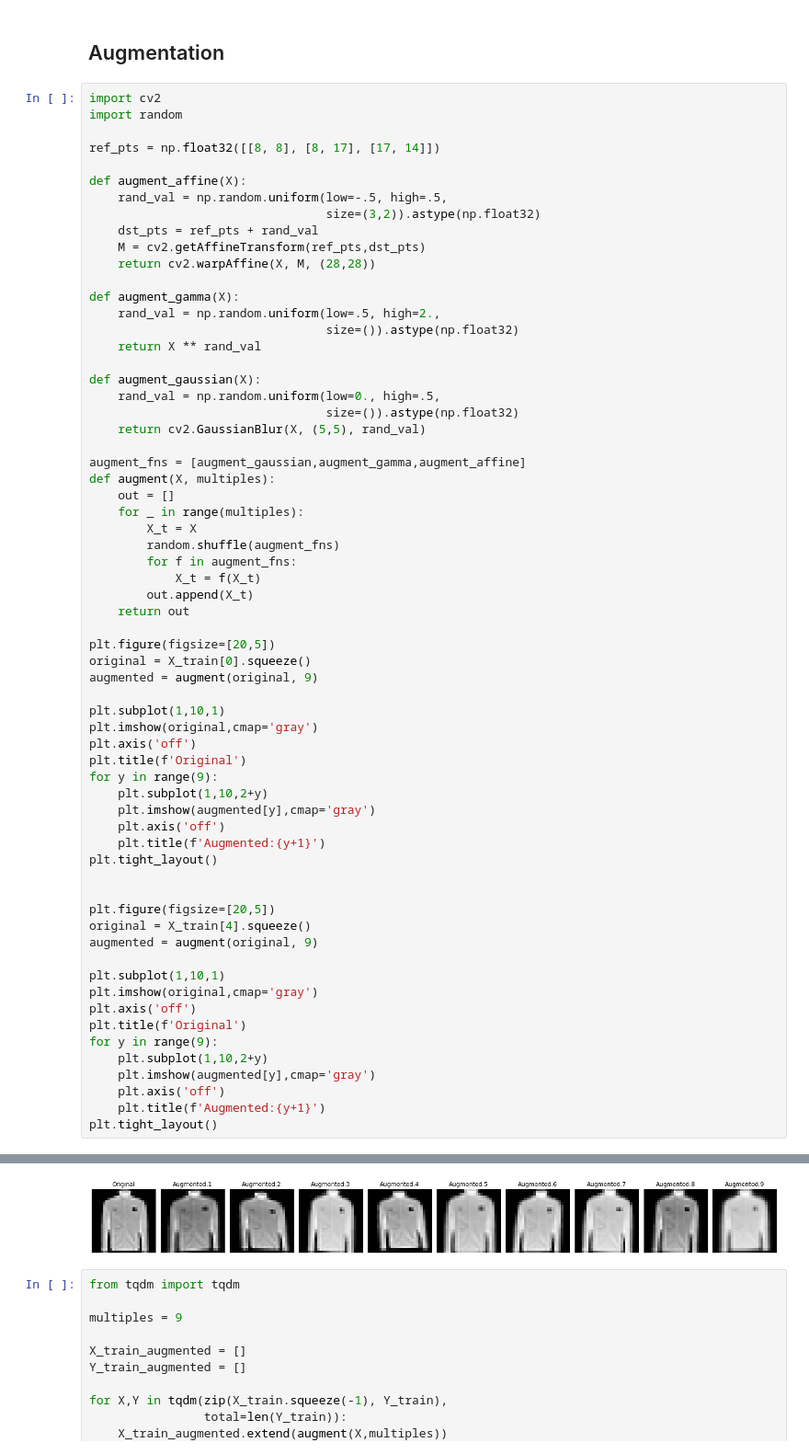
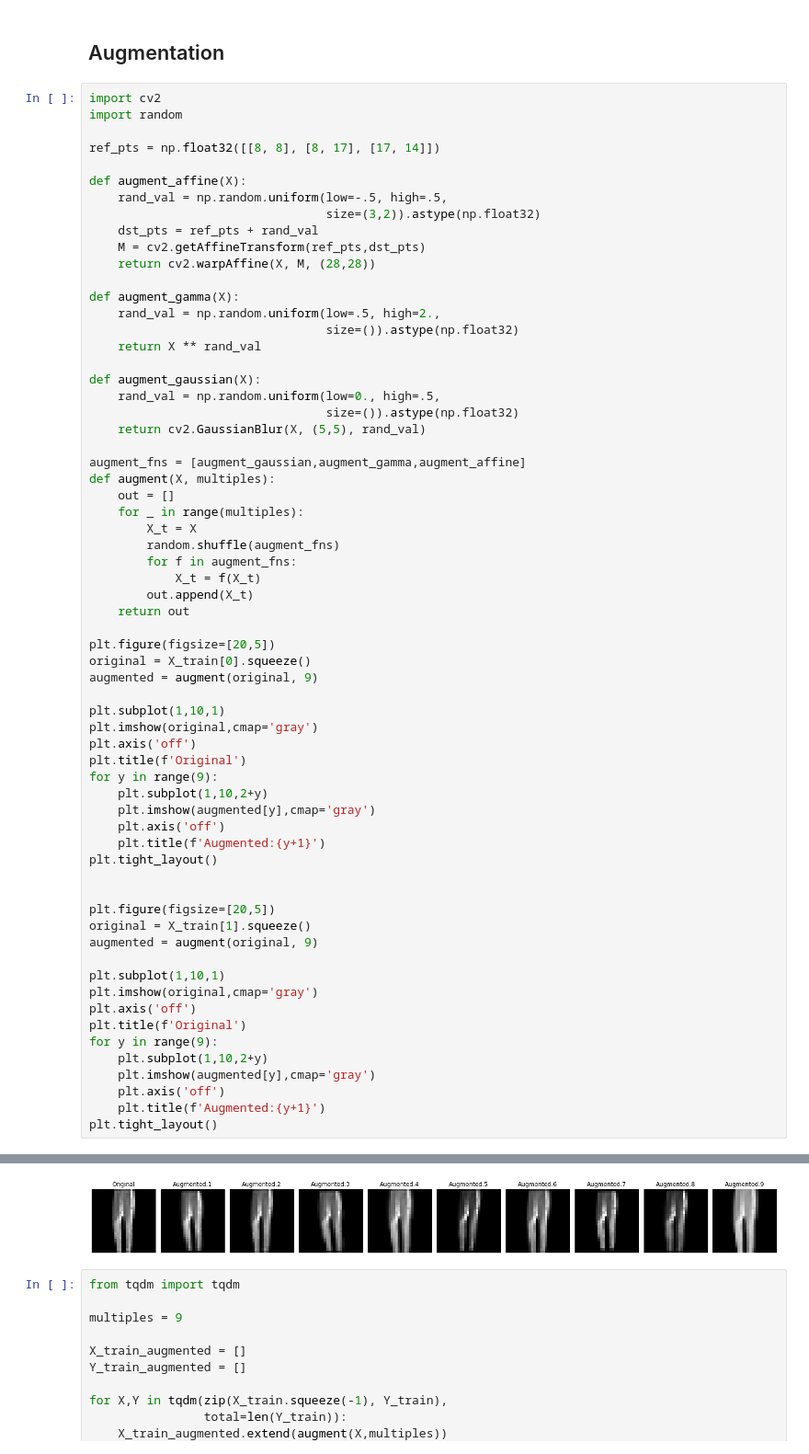
Before and after one commit to shamim-hussain/cnn_vae_gan_rl, a Jupyter notebook: cnn_on_fashion_mnist.ipynb, the cells around one changed output, grey strips where cells are left out. Shown at 92% size. Saved outputs shown, nothing was run; the diff lists cells and outputs as text.

```diff
--- a/cnn_on_fashion_mnist.ipynb
+++ b/cnn_on_fashion_mnist.ipynb
@@ -253,7 +380,7 @@ plt.tight_layout()
 
 
 plt.figure(figsize=[20,5])
-original = X_train[4].squeeze()
+original = X_train[1].squeeze()
 augmented = augment(original, 9)
 
 plt.subplot(1,10,1)
@@ -271,4 +398,4 @@ plt.tight_layout()
-[figure, old version]
+[figure, new version]
 # %%
 from tqdm import tqdm
 
```
Also changed, not shown: parts of 8 cells of this notebook.
